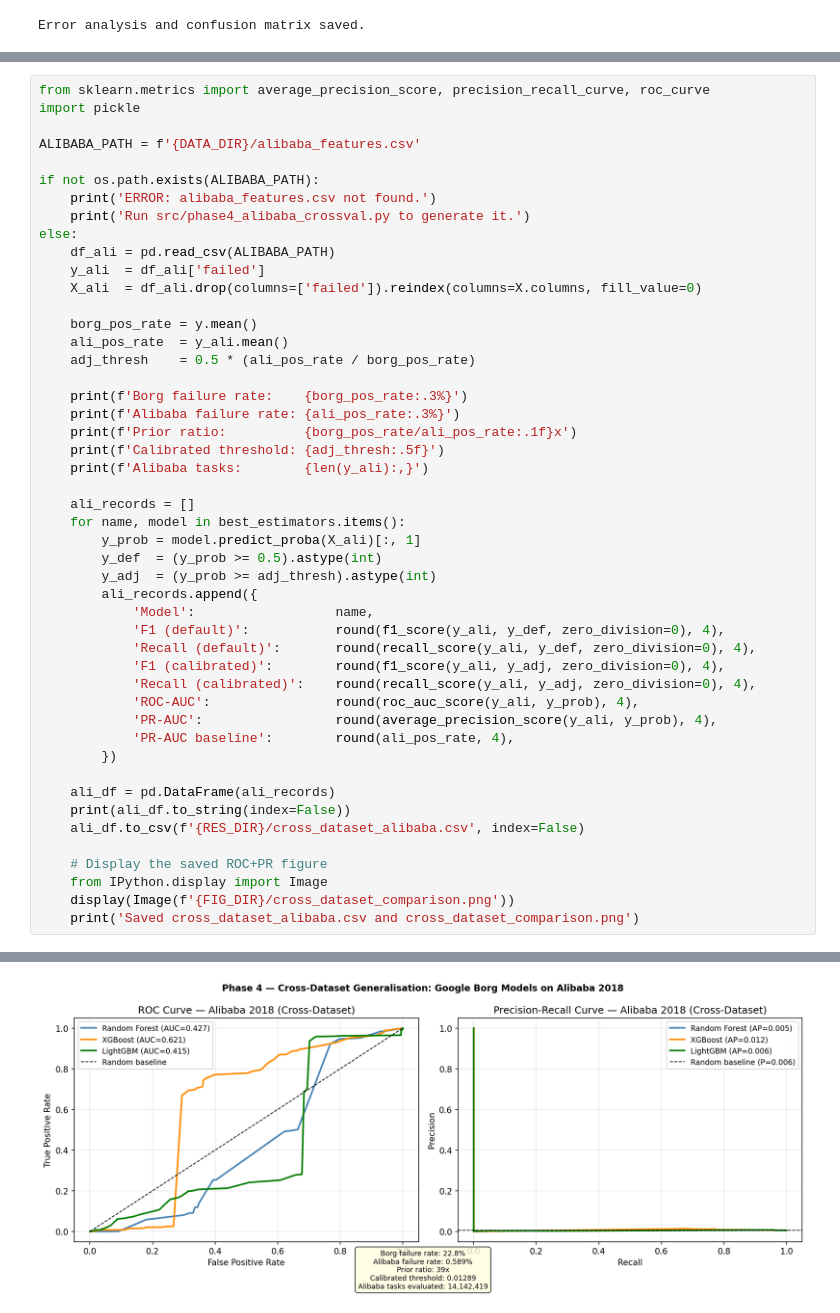
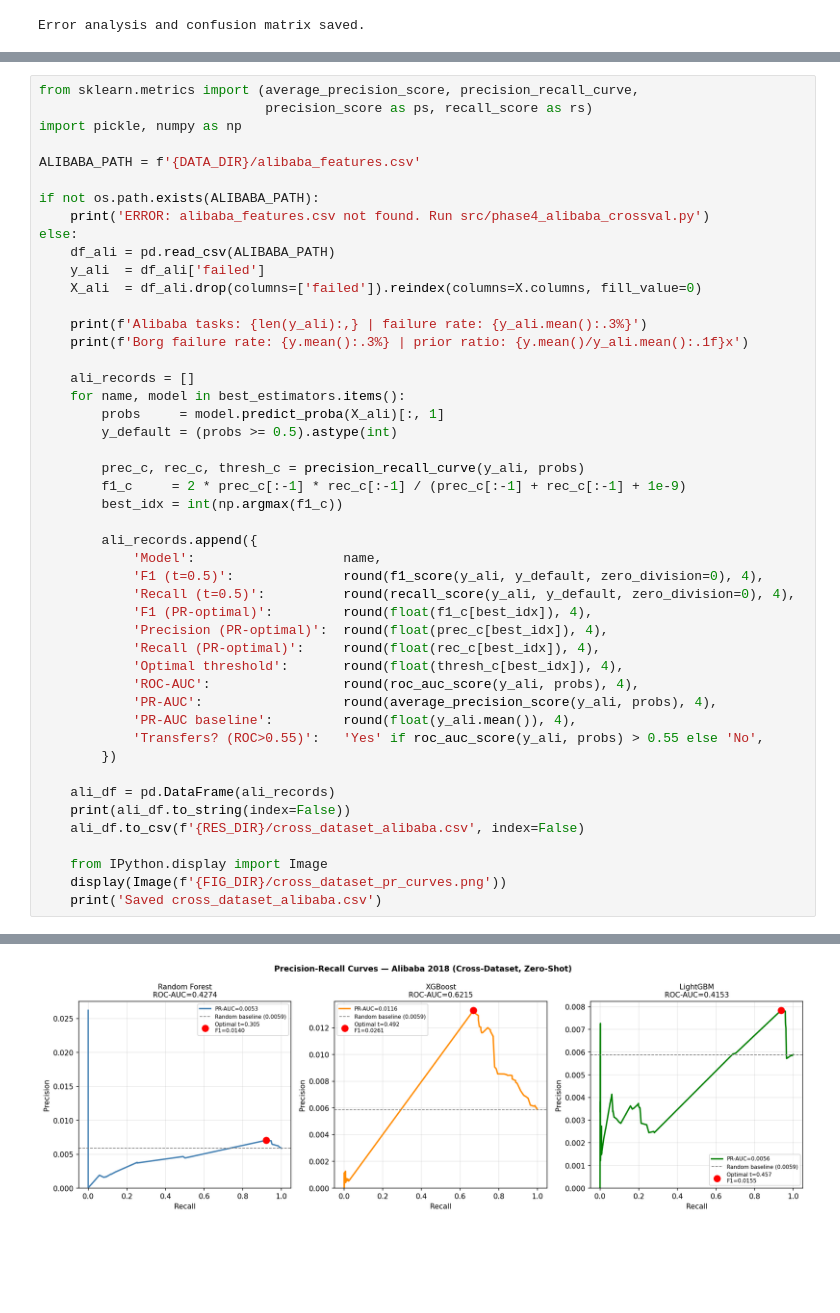
Before and after one commit to Atunsi/borg-job-failure-prediction, a Jupyter notebook: notebooks/04_models.ipynb, the cells around one changed output, grey strips where cells are left out. Drawn from its saved outputs; the diff is of its cells as text; blank space fills up the shorter version.

```diff
--- a/notebooks/04_models.ipynb
+++ b/notebooks/04_models.ipynb
@@ -318,49 +389,48 @@ PR-AUC is the primary metric for this extreme imbalance scenario.
 # %%
-from sklearn.metrics import average_precision_score, precision_recall_curve, roc_curve
-import pickle
+from sklearn.metrics import (average_precision_score, precision_recall_curve,
+                             precision_score as ps, recall_score as rs)
+import pickle, numpy as np
 
 ALIBABA_PATH = f'{DATA_DIR}/alibaba_features.csv'
 
 if not os.path.exists(ALIBABA_PATH):
-    print('ERROR: alibaba_features.csv not found.')
-    print('Run src/phase4_alibaba_crossval.py to generate it.')
+    print('ERROR: alibaba_features.csv not found. Run src/phase4_alibaba_crossval.py')
 else:
     df_ali = pd.read_csv(ALIBABA_PATH)
     y_ali  = df_ali['failed']
     X_ali  = df_ali.drop(columns=['failed']).reindex(columns=X.columns, fill_value=0)
 
-    borg_pos_rate = y.mean()
-    ali_pos_rate  = y_ali.mean()
-    adj_thresh    = 0.5 * (ali_pos_rate / borg_pos_rate)
-
-    print(f'Borg failure rate:    {borg_pos_rate:.3%}')
-    print(f'Alibaba failure rate: {ali_pos_rate:.3%}')
-    print(f'Prior ratio:          {borg_pos_rate/ali_pos_rate:.1f}x')
-    print(f'Calibrated threshold: {adj_thresh:.5f}')
-    print(f'Alibaba tasks:        {len(y_ali):,}')
+    print(f'Alibaba tasks: {len(y_ali):,} | failure rate: {y_ali.mean():.3%}')
+    print(f'Borg failure rate: {y.mean():.3%} | prior ratio: {y.mean()/y_ali.mean():.1f}x')
 
     ali_records = []
     for name, model in best_estimators.items():
-        y_prob = model.predict_proba(X_ali)[:, 1]
-        y_def  = (y_prob >= 0.5).astype(int)
-        y_adj  = (y_prob >= adj_thresh).astype(int)
+        probs     = model.predict_proba(X_ali)[:, 1]
+        y_default = (probs >= 0.5).astype(int)
+
+        prec_c, rec_c, thresh_c = precision_recall_curve(y_ali, probs)
+        f1_c     = 2 * prec_c[:-1] * rec_c[:-1] / (prec_c[:-1] + rec_c[:-1] + 1e-9)
+        best_idx = int(np.argmax(f1_c))
+
         ali_records.append({
-            'Model':                  name,
-            'F1 (default)':           round(f1_score(y_ali, y_def, zero_division=0), 4),
-            'Recall (default)':       round(recall_score(y_ali, y_def, zero_division=0), 4),
-            'F1 (calibrated)':        round(f1_score(y_ali, y_adj, zero_division=0), 4),
-            'Recall (calibrated)':    round(recall_score(y_ali, y_adj, zero_division=0), 4),
-            'ROC-AUC':                round(roc_auc_score(y_ali, y_prob), 4),
-            'PR-AUC':                 round(average_precision_score(y_ali, y_prob), 4),
-            'PR-AUC baseline':        round(ali_pos_rate, 4),
+            'Model':                   name,
+            'F1 (t=0.5)':              round(f1_score(y_ali, y_default, zero_division=0), 4),
+            'Recall (t=0.5)':          round(recall_score(y_ali, y_default, zero_division=0), 4),
+            'F1 (PR-optimal)':         round(float(f1_c[best_idx]), 4),
+            'Precision (PR-optimal)':  round(float(prec_c[best_idx]), 4),
+            'Recall (PR-optimal)':     round(float(rec_c[best_idx]), 4),
+            'Optimal threshold':       round(float(thresh_c[best_idx]), 4),
+            'ROC-AUC':                 round(roc_auc_score(y_ali, probs), 4),
+            'PR-AUC':                  round(average_precision_score(y_ali, probs), 4),
+            'PR-AUC baseline':         round(float(y_ali.mean()), 4),
+            'Transfers? (ROC>0.55)':   'Yes' if roc_auc_score(y_ali, probs) > 0.55 else 'No',
         })
 
     ali_df = pd.DataFrame(ali_records)
     print(ali_df.to_string(index=False))
     ali_df.to_csv(f'{RES_DIR}/cross_dataset_alibaba.csv', index=False)
 
-    # Display the saved ROC+PR figure
     from IPython.display import Image
-    display(Image(f'{FIG_DIR}/cross_dataset_comparison.png'))
-    print('Saved cross_dataset_alibaba.csv and cross_dataset_comparison.png')
+    display(Image(f'{FIG_DIR}/cross_dataset_pr_curves.png'))
+    print('Saved cross_dataset_alibaba.csv')
 # %% [output]
@@ -376 +443 @@ Random Forest        0.0000            0.0000           0.0117
-[figure, old version]
+[figure, new version]
```
Also changed, not shown: parts of 9 cells of this notebook, 10 other files.
